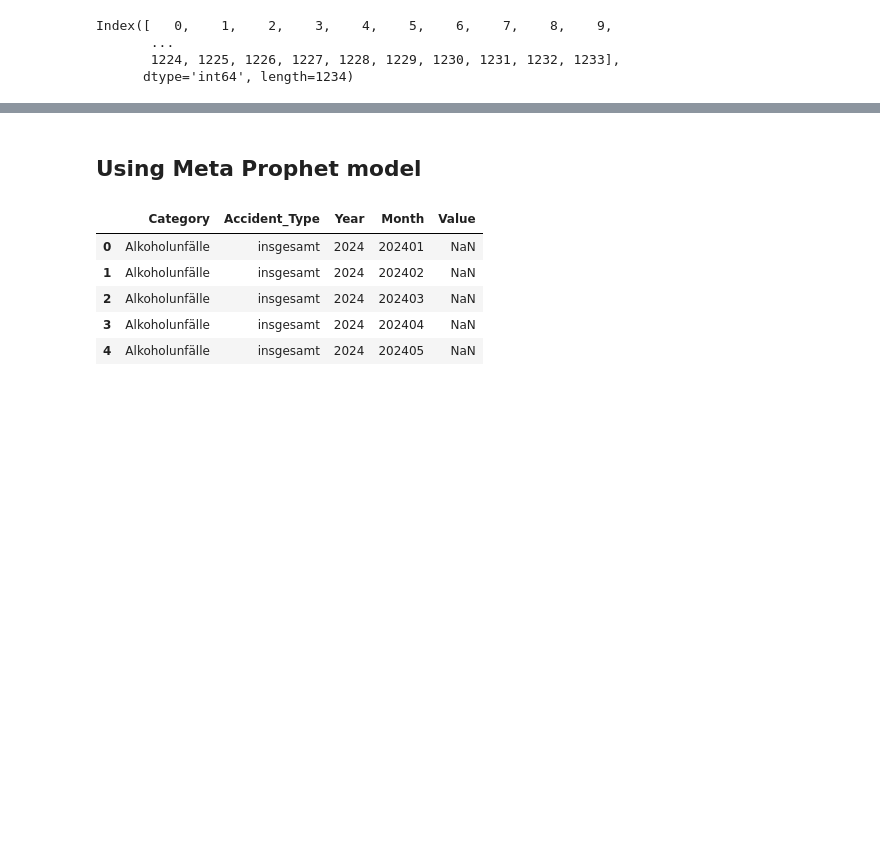
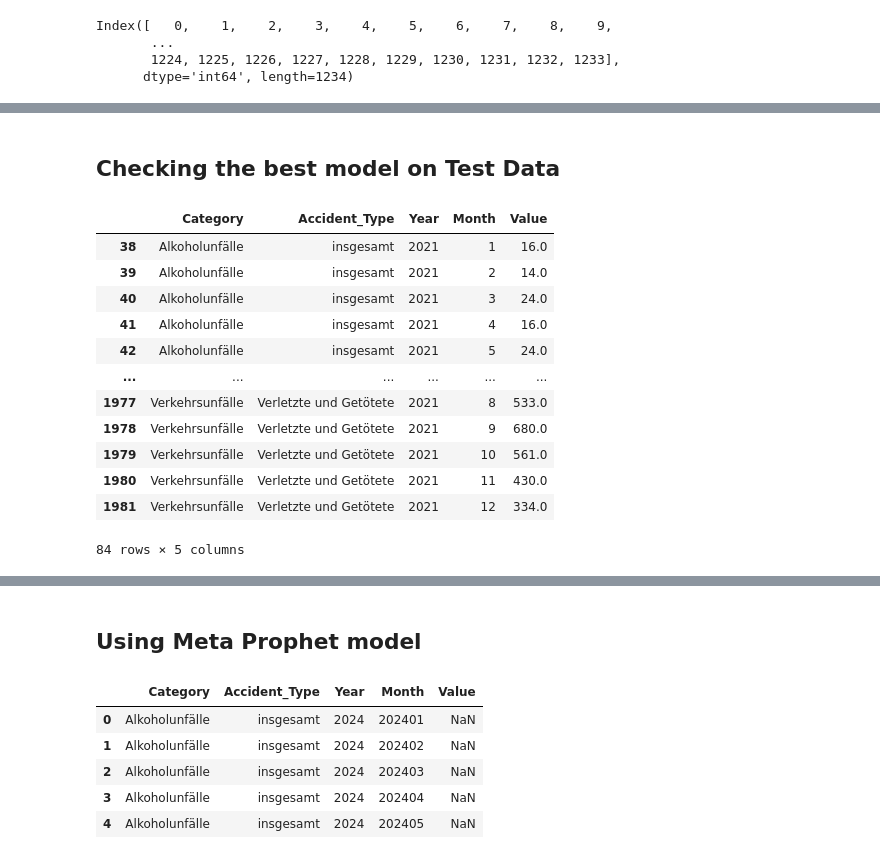
Before and after one commit to sreehari59/NxtGen_AcciVision, a Jupyter notebook: DPS_Task.ipynb, the cells around one changed output, grey strips where cells are left out. Cells and saved outputs as stored; diff of their text form; code cells hidden in the pictures; blank space fills up the shorter version.

```diff
--- a/DPS_Task.ipynb
+++ b/DPS_Task.ipynb
@@ -327,0 +442,25 @@ best_model = compare_models()
+# %% [markdown]
+## Checking the best model on Test Data
+# %%
+# Mention the required year to be predicted
+required_year = 2021
+new_data = old_df[old_df["Year"]==required_year]
+new_data = new_data.dropna()
+new_data = new_data[new_data["Month"]!="Summe"]
+new_data['Month'] = new_data['Month'].str[-2:]
+new_data['Month'] = new_data['Month'].astype(int)
+new_data
+# %% [output]
+|  | Category | Accident_Type | Year | Month | Value |
+| 38 | Alkoholunfälle | insgesamt | 2021 | 1 | 16.0 |
+| 39 | Alkoholunfälle | insgesamt | 2021 | 2 | 14.0 |
+| 40 | Alkoholunfälle | insgesamt | 2021 | 3 | 24.0 |
+| 41 | Alkoholunfälle | insgesamt | 2021 | 4 | 16.0 |
+| 42 | Alkoholunfälle | insgesamt | 2021 | 5 | 24.0 |
+| ... | ... | ... | ... | ... | ... |
+| 1977 | Verkehrsunfälle | Verletzte und Getötete | 2021 | 8 | 533.0 |
+| 1978 | Verkehrsunfälle | Verletzte und Getötete | 2021 | 9 | 680.0 |
+| 1979 | Verkehrsunfälle | Verletzte und Getötete | 2021 | 10 | 561.0 |
+| 1980 | Verkehrsunfälle | Verletzte und Getötete | 2021 | 11 | 430.0 |
+| 1981 | Verkehrsunfälle | Verletzte und Getötete | 2021 | 12 | 334.0 |
+84 rows × 5 columns
```
Also changed, not shown: parts of 20 cells of this notebook.
